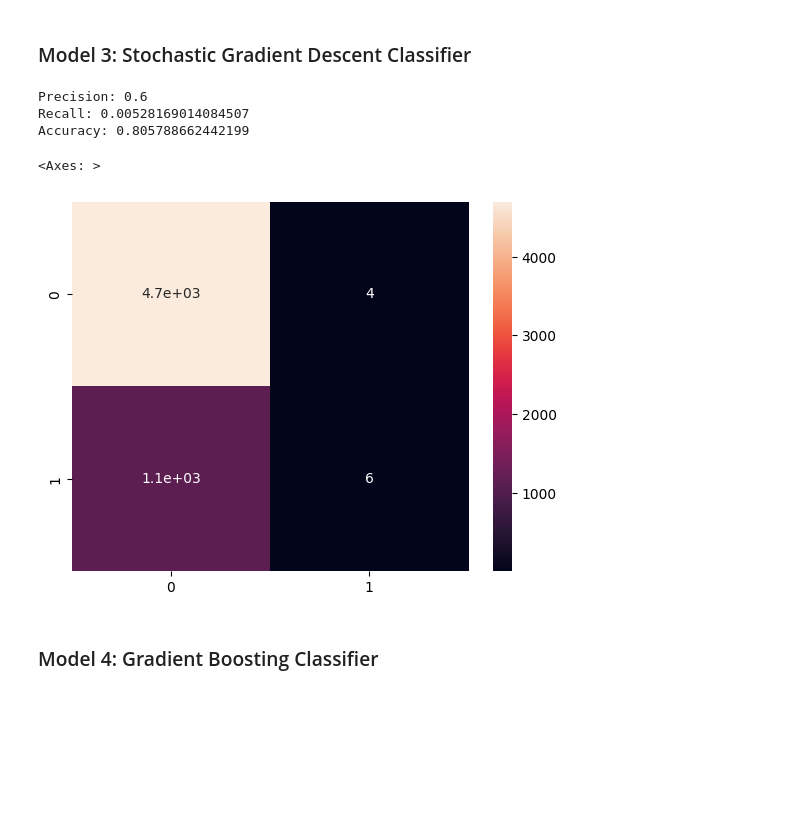
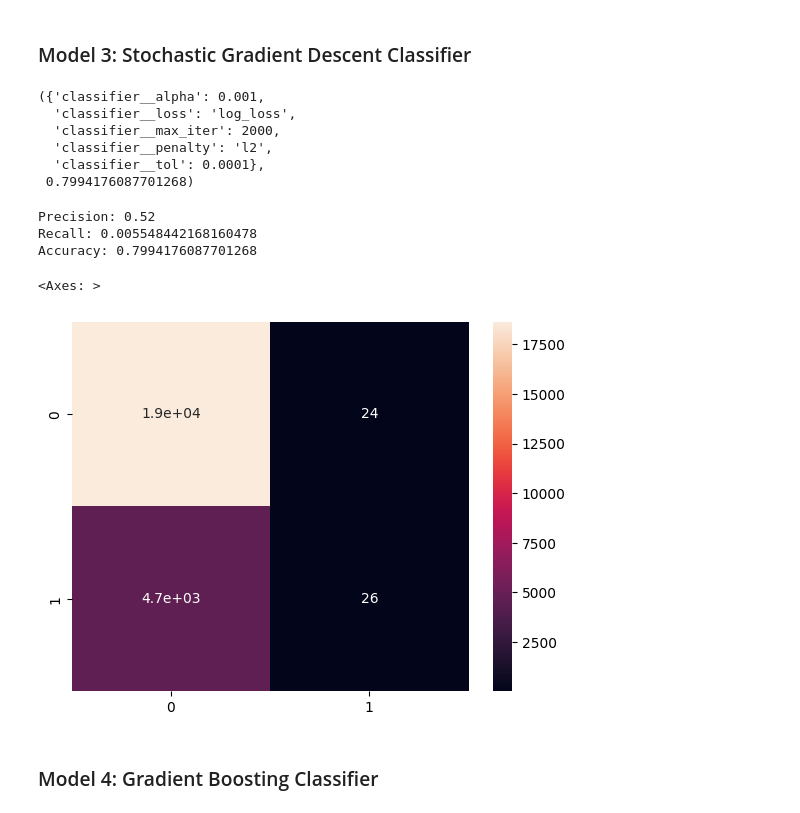
Before and after one commit to samuelleehope/ID5059_Flight_Prediction, a Jupyter notebook: ID5059Project1.ipynb, the cells around one changed output. Cells and saved outputs as stored; diff of their text form; code cells hidden in the pictures; blank space fills up the shorter version.

```diff
--- a/ID5059Project1.ipynb
+++ b/ID5059Project1.ipynb
@@ -467,7 +467,7 @@ class CyclicalTransformer(BaseEstimator, TransformerMixin):
 
 preprocessor = ColumnTransformer(
     transformers=[
-        ('one_hot', OneHotEncoder(), one_hot_encode_features),
+        ('one_hot', OneHotEncoder(handle_unknown='ignore'), one_hot_encode_features),
         ('target_encode', TargetEncoder(), target_encode_features),
         ('quarter_encode', OrdinalEncoder(), ordinal_encode_features),
         ('cyclical', CyclicalTransformer(), cyclical_encode_features),
@@ -621,35 +597,56 @@ Accuracy: 0.8061311868470629
 # %% [markdown]
 ### Model 3: Stochastic Gradient Descent Classifier
+# %%
+sgd_pipeline = Pipeline([
+    ('preprocessor', preprocessor),
+    ('classifier', SGDClassifier(loss="hinge"))
+])
+
+cv = StratifiedKFold(n_splits=3, shuffle=True, random_state=42)
+
+# Define the parameter grid for grid search
+param_grid = {
+    'classifier__loss': ['hinge', 'log_loss', 'modified_huber'],
+    'classifier__penalty': ['l1', 'l2', 'elasticnet'],
+    'classifier__alpha': [0.0001, 0.001, 0.01, 0.1],
+    'classifier__max_iter': [1000, 2000, 3000],
+    'classifier__tol': [1e-3, 1e-4, 1e-5],
+}
+
+grid_search = GridSearchCV(estimator=sgd_pipeline, param_grid=param_grid, cv=cv, scoring='accuracy', n_jobs=-1)
+grid_search.fit(X_train, y_train)
+
+best_params_sgd, best_score_sgd = grid_search.best_params_, grid_search.best_score_
+best_params_sgd, best_score_sgd
+# %% [output]
+({'classifier__alpha': 0.001,
+  'classifier__loss': 'log_loss',
+  'classifier__max_iter': 2000,
+  'classifier__penalty': 'l2',
+  'classifier__tol': 0.0001},
+ 0.7994176087701268)
 # %%
-# Split the data into training and test sets
-X_train, X_test, y_train, y_test = train_test_split(X, y, test_size=0.2, random_state=17)
+sgd_pipeline.set_params(**best_params_sgd)
 
-sgd_pipeline = Pipeline([
-    ('preprocessor', preprocessor),
-    ('classifier', SGDClassifier(loss="hinge"))
-])
-
-#Fit and transform the pipeline on the training data
-X_train = sgd_pipeline.named_steps['preprocessor'].fit_transform(X_train, y_train)
-sgd_pipeline.named_steps['classifier'].fit(X_train, y_train)
 
 # Evaluate on the test set
-predictions = sgd_pipeline.predict(X_test)
-conf_mat = confusion_matrix(y_test, predictions)
+y_predictions_sgd = cross_val_predict(sgd_pipeline, X_train, y_train, cv=5)
+conf_mat = confusion_matrix(y_train, y_predictions)
 precision = conf_mat[1,1]/sum(conf_mat[:,1]) if sum(conf_mat[:,1])>0 else 0
 recall = conf_mat[1,1]/sum(conf_mat[1,:])
 accuracy = (conf_mat[0,0]+conf_mat[1,1])/(sum(conf_mat[0,:])+sum(conf_mat[1,:]))
 
 print(f'Precision: {precision}')
 print(f'Recall: {recall}')
+print(f'f1-score: {f1_score}')
 print(f'Accuracy: {accuracy}')
 sns.heatmap(conf_mat, annot=True)
 # %% [output]
-Precision: 0.6
-Recall: 0.00528169014084507
-Accuracy: 0.805788662442199
+Precision: 0.52
+Recall: 0.005548442168160478
+Accuracy: 0.7994176087701268
 <Axes: >
-[figure, old version]
+[figure, new version]
 # %% [markdown]
 ### Model 4: Gradient Boosting Classifier
 # %%
```
Also changed, not shown: parts of 8 cells of this notebook.
